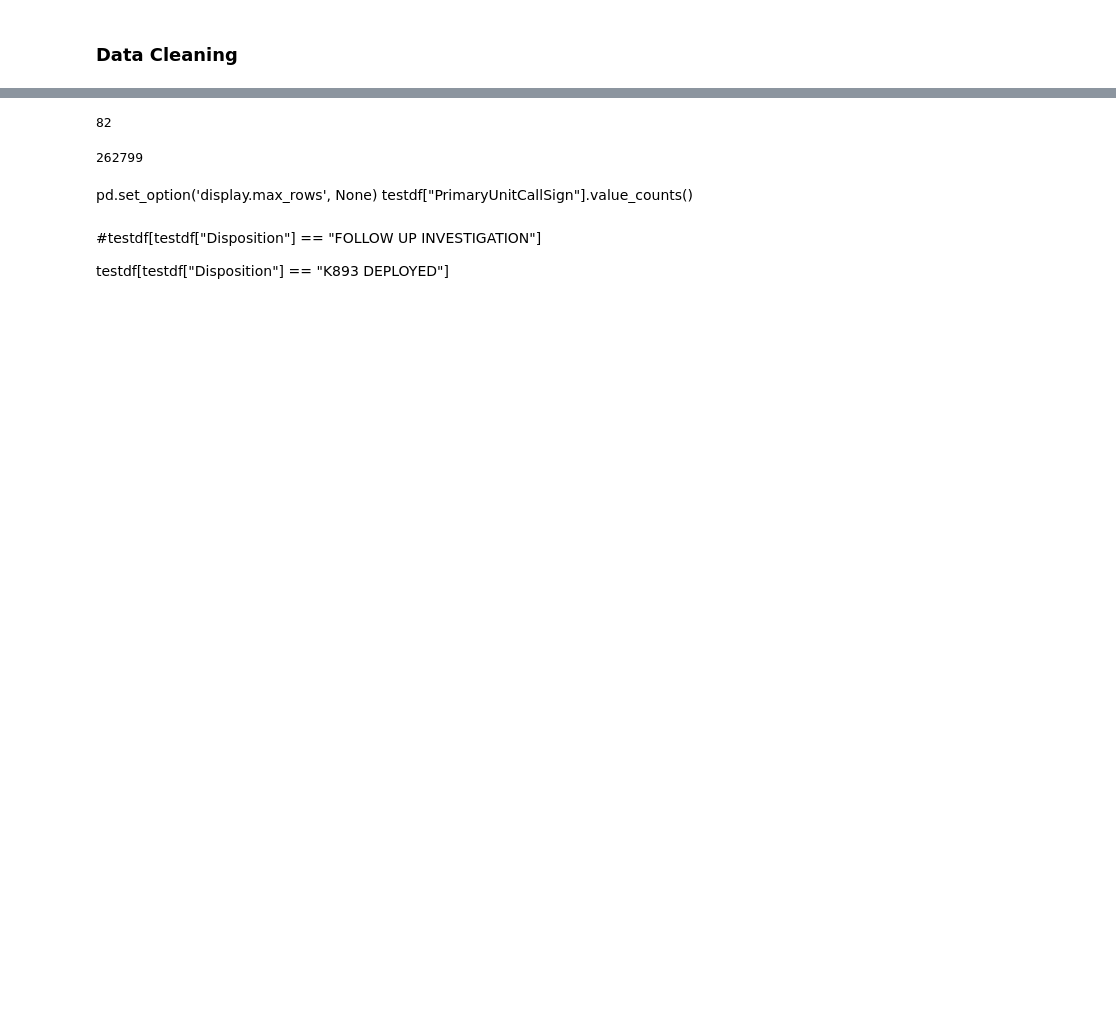
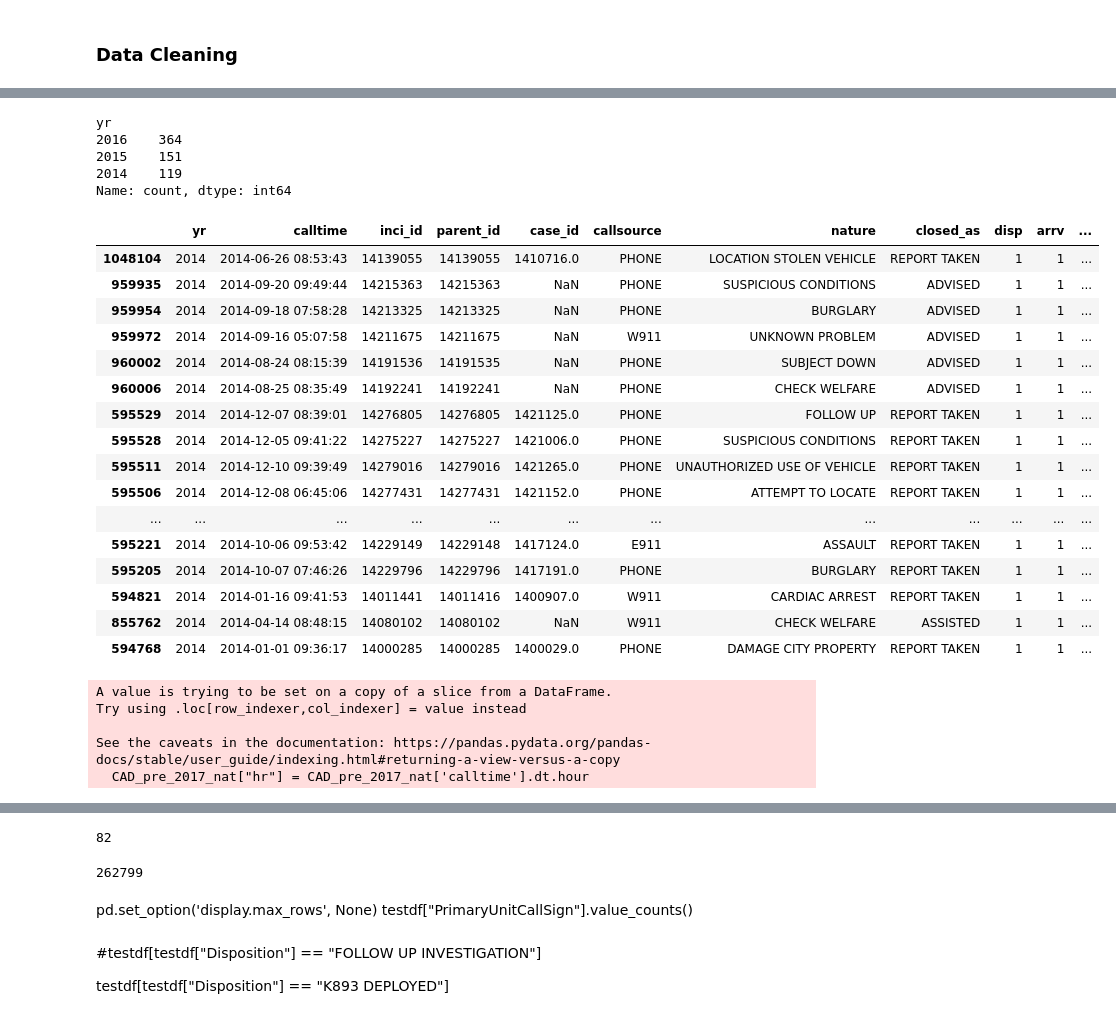
Before and after one commit to Nathan-M-Burton/CAHOOTS_DIVERSIONS, a Jupyter notebook: scratch_notebook.ipynb, the cells around one changed output, grey strips where cells are left out. Drawn from its saved outputs; the diff is of its cells as text; code cells hidden in the pictures; blank space fills up the shorter version.

```diff
--- a/scratch_notebook.ipynb
+++ b/scratch_notebook.ipynb
@@ -10,0 +480,42 @@ CAD_data = pd.read_csv(file_path)
+# %%
+CAD_pre_2017 = dataset_builder(CAD_data, dispatched=True, arrived=False, solo_cahoots=False, time=['2014', '2016', 'calltime'])
+CAD_2017 = dataset_builder(CAD_data, dispatched=True, arrived=False, solo_cahoots=False, time=['2017', '2017', 'calltime'])
+
+CAD_pre_2017_nat = CAD_pre_2017[(CAD_pre_2017["calltime"].dt.hour >= 5) & (CAD_pre_2017["calltime"].dt.hour < 10)]
+CAD_2017_nat = CAD_2017[(CAD_2017["calltime"].dt.hour >= 5) & (CAD_2017["calltime"].dt.hour < 10)]
+# %%
+CAD_pre_2017_nat[CAD_pre_2017_nat["Cahoots_related"] == 1]["yr"].value_counts()
+# %% [output]
+yr
+2016    364
+2015    151
+2014    119
+Name: count, dtype: int64
+# %%
+CAD_pre_2017_nat.sort_values(by='yr').head(50)
+# %% [output]
+|  | yr | calltime | inci_id | parent_id | case_id | callsource | nature | closed_as | disp | arrv | ... |
+| 1048104 | 2014 | 2014-06-26 08:53:43 | 14139055 | 14139055 | 1410716.0 | PHONE | LOCATION STOLEN VEHICLE | REPORT TAKEN | 1 | 1 | ... |
+| 959935 | 2014 | 2014-09-20 09:49:44 | 14215363 | 14215363 | NaN | PHONE | SUSPICIOUS CONDITIONS | ADVISED | 1 | 1 | ... |
+| 959954 | 2014 | 2014-09-18 07:58:28 | 14213325 | 14213325 | NaN | PHONE | BURGLARY | ADVISED | 1 | 1 | ... |
+| 959972 | 2014 | 2014-09-16 05:07:58 | 14211675 | 14211675 | NaN | W911 | UNKNOWN PROBLEM | ADVISED | 1 | 1 | ... |
+| 960002 | 2014 | 2014-08-24 08:15:39 | 14191536 | 14191535 | NaN | PHONE | SUBJECT DOWN | ADVISED | 1 | 1 | ... |
+| 960006 | 2014 | 2014-08-25 08:35:49 | 14192241 | 14192241 | NaN | PHONE | CHECK WELFARE | ADVISED | 1 | 1 | ... |
+| 595529 | 2014 | 2014-12-07 08:39:01 | 14276805 | 14276805 | 1421125.0 | PHONE | FOLLOW UP | REPORT TAKEN | 1 | 1 | ... |
+| 595528 | 2014 | 2014-12-05 09:41:22 | 14275227 | 14275227 | 1421006.0 | PHONE | SUSPICIOUS CONDITIONS | REPORT TAKEN | 1 | 1 | ... |
+| 595511 | 2014 | 2014-12-10 09:39:49 | 14279016 | 14279016 | 1421265.0 | PHONE | UNAUTHORIZED USE OF VEHICLE | REPORT TAKEN | 1 | 1 | ... |
+| 595506 | 2014 | 2014-12-08 06:45:06 | 14277431 | 14277431 | 1421152.0 | PHONE | ATTEMPT TO LOCATE | REPORT TAKEN | 1 | 1 | ... |
+| ... | ... | ... | ... | ... | ... | ... | ... | ... | ... | ... | ... |
+| 595221 | 2014 | 2014-10-06 09:53:42 | 14229149 | 14229148 | 1417124.0 | E911 | ASSAULT | REPORT TAKEN | 1 | 1 | ... |
+| 595205 | 2014 | 2014-10-07 07:46:26 | 14229796 | 14229796 | 1417191.0 | PHONE | BURGLARY | REPORT TAKEN | 1 | 1 | ... |
+| 594821 | 2014 | 2014-01-16 09:41:53 | 14011441 | 14011416 | 1400907.0 | W911 | CARDIAC ARREST | REPORT TAKEN | 1 | 1 | ... |
+| 855762 | 2014 | 2014-04-14 08:48:15 | 14080102 | 14080102 | NaN | W911 | CHECK WELFARE | ASSISTED | 1 | 1 | ... |
+| 594768 | 2014 | 2014-01-01 09:36:17 | 14000285 | 14000285 | 1400029.0 | PHONE | DAMAGE CITY PROPERTY | REPORT TAKEN | 1 | 1 | ... |
+# %%
+CAD_pre_2017_nat["hr"] = CAD_pre_2017_nat['calltime'].dt.hour
+# %% [output]
+A value is trying to be set on a copy of a slice from a DataFrame.
+Try using .loc[row_indexer,col_indexer] = value instead
+
+See the caveats in the documentation: https://pandas.pydata.org/pandas-docs/stable/user_guide/indexing.html#returning-a-view-versus-a-copy
+  CAD_pre_2017_nat["hr"] = CAD_pre_2017_nat['calltime'].dt.hour
```
Also changed, not shown: parts of 29 cells of this notebook, 4 other files.
